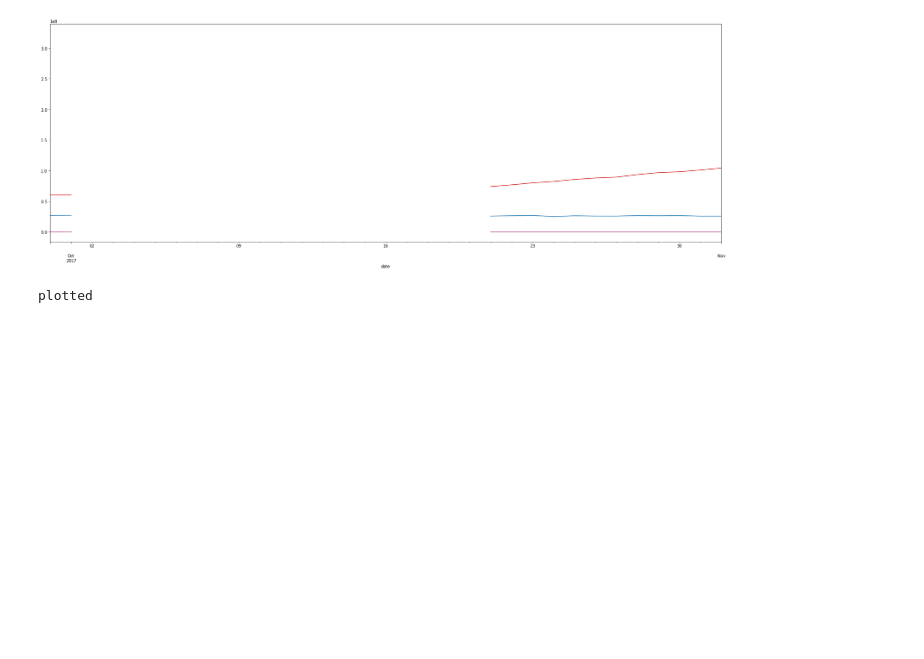
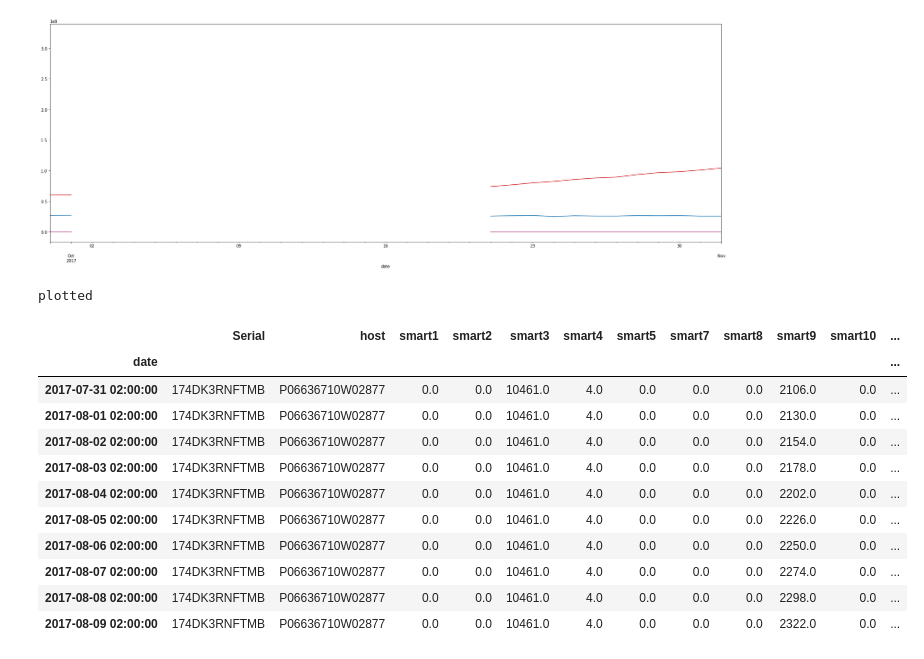
Before and after one commit to gacalheiros/hackathon, a Jupyter notebook: cms.ipynb, the cells around one changed output. Cells and saved outputs as stored; diff of their text form; code cells hidden in the pictures; blank space fills up the shorter version.

```diff
--- a/cms.ipynb
+++ b/cms.ipynb
@@ -157,0 +125,15 @@ plotted
+# %%
+data_cms_cont.head(10)
+# %% [output]
+|  | Serial | host | smart1 | smart2 | smart3 | smart4 | smart5 | smart7 | smart8 | smart9 | smart10 | ... |
+| date |  |  |  |  |  |  |  |  |  |  |  | ... |
+| 2017-07-31 02:00:00 | 174DK3RNFTMB | P06636710W02877 | 0.0 | 0.0 | 10461.0 | 4.0 | 0.0 | 0.0 | 0.0 | 2106.0 | 0.0 | ... |
+| 2017-08-01 02:00:00 | 174DK3RNFTMB | P06636710W02877 | 0.0 | 0.0 | 10461.0 | 4.0 | 0.0 | 0.0 | 0.0 | 2130.0 | 0.0 | ... |
+| 2017-08-02 02:00:00 | 174DK3RNFTMB | P06636710W02877 | 0.0 | 0.0 | 10461.0 | 4.0 | 0.0 | 0.0 | 0.0 | 2154.0 | 0.0 | ... |
+| 2017-08-03 02:00:00 | 174DK3RNFTMB | P06636710W02877 | 0.0 | 0.0 | 10461.0 | 4.0 | 0.0 | 0.0 | 0.0 | 2178.0 | 0.0 | ... |
+| 2017-08-04 02:00:00 | 174DK3RNFTMB | P06636710W02877 | 0.0 | 0.0 | 10461.0 | 4.0 | 0.0 | 0.0 | 0.0 | 2202.0 | 0.0 | ... |
+| 2017-08-05 02:00:00 | 174DK3RNFTMB | P06636710W02877 | 0.0 | 0.0 | 10461.0 | 4.0 | 0.0 | 0.0 | 0.0 | 2226.0 | 0.0 | ... |
+| 2017-08-06 02:00:00 | 174DK3RNFTMB | P06636710W02877 | 0.0 | 0.0 | 10461.0 | 4.0 | 0.0 | 0.0 | 0.0 | 2250.0 | 0.0 | ... |
+| 2017-08-07 02:00:00 | 174DK3RNFTMB | P06636710W02877 | 0.0 | 0.0 | 10461.0 | 4.0 | 0.0 | 0.0 | 0.0 | 2274.0 | 0.0 | ... |
+| 2017-08-08 02:00:00 | 174DK3RNFTMB | P06636710W02877 | 0.0 | 0.0 | 10461.0 | 4.0 | 0.0 | 0.0 | 0.0 | 2298.0 | 0.0 | ... |
+| 2017-08-09 02:00:00 | 174DK3RNFTMB | P06636710W02877 | 0.0 | 0.0 | 10461.0 | 4.0 | 0.0 | 0.0 | 0.0 | 2322.0 | 0.0 | ... |
```
Also changed, not shown: parts of 17 cells of this notebook.
